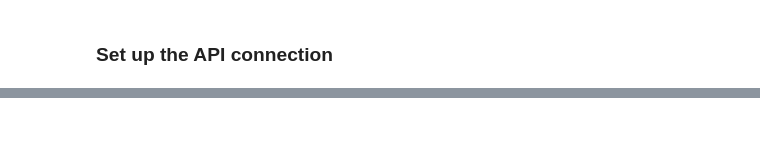
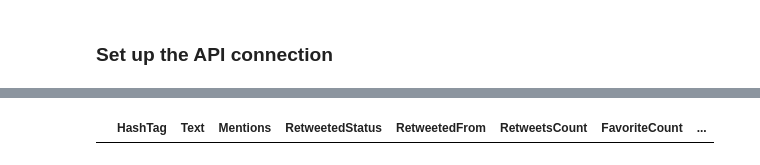
Before and after one commit to cosimino81/SocialNetworkAnalysis, a Jupyter notebook: Review Tweets.ipynb, the cells around one changed output, grey strips where cells are left out. Saved outputs shown, nothing was run; the diff lists cells and outputs as text; code cells hidden in the pictures; blank space fills up the shorter version.

```diff
--- a/Review Tweets.ipynb
+++ b/Review Tweets.ipynb
@@ -47,2 +48,6 @@ hashDF =  pd.DataFrame(columns=hashColumns)
 userColumns=["User","FavoriteCount"]
 userDF = pd.DataFrame(columns=userColumns)
+# %%
+tweeterDF
+# %% [output]
+|  | HashTag | Text | Mentions | RetweetedStatus | RetweetedFrom | RetweetsCount | FavoriteCount | ... |
```
Also changed, not shown: parts of 11 cells of this notebook.
